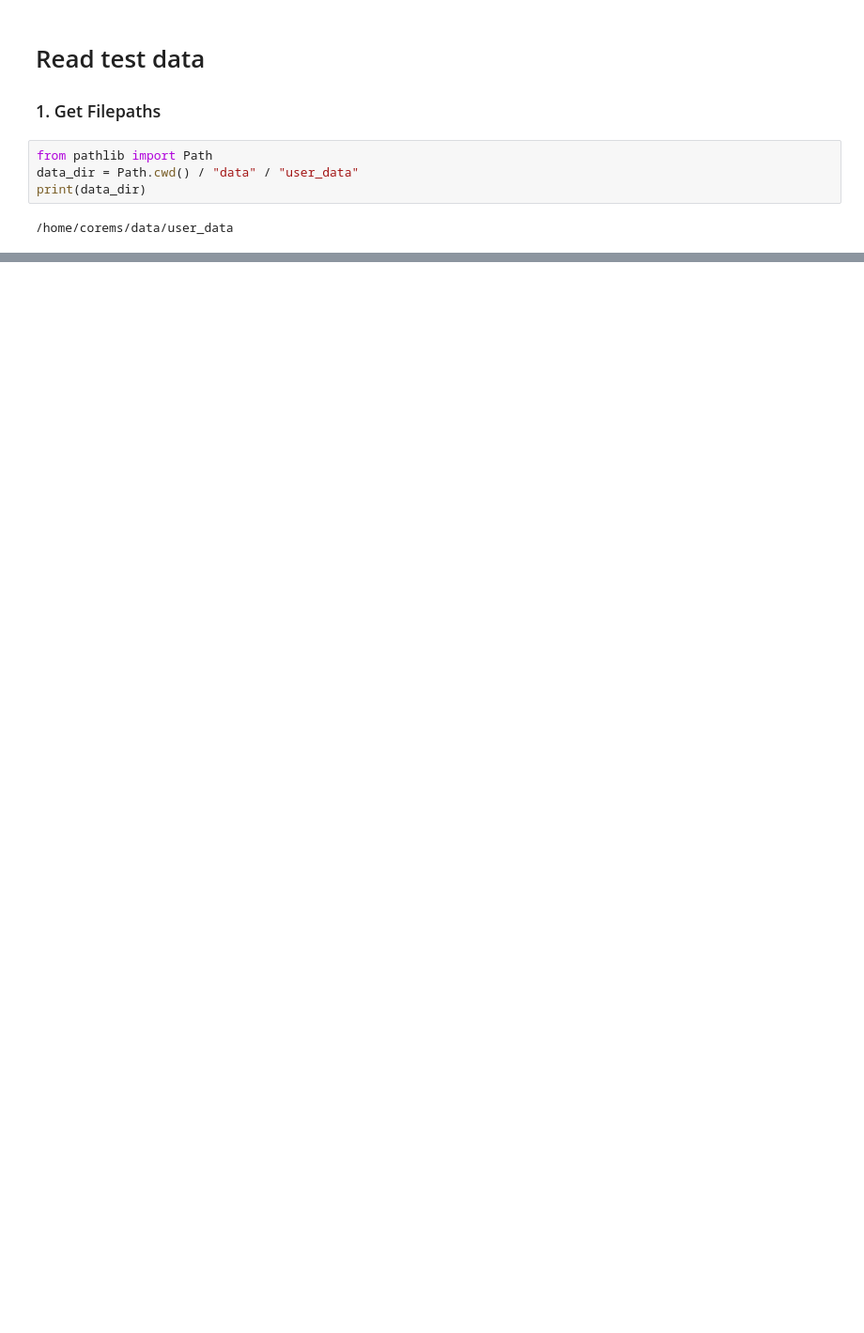
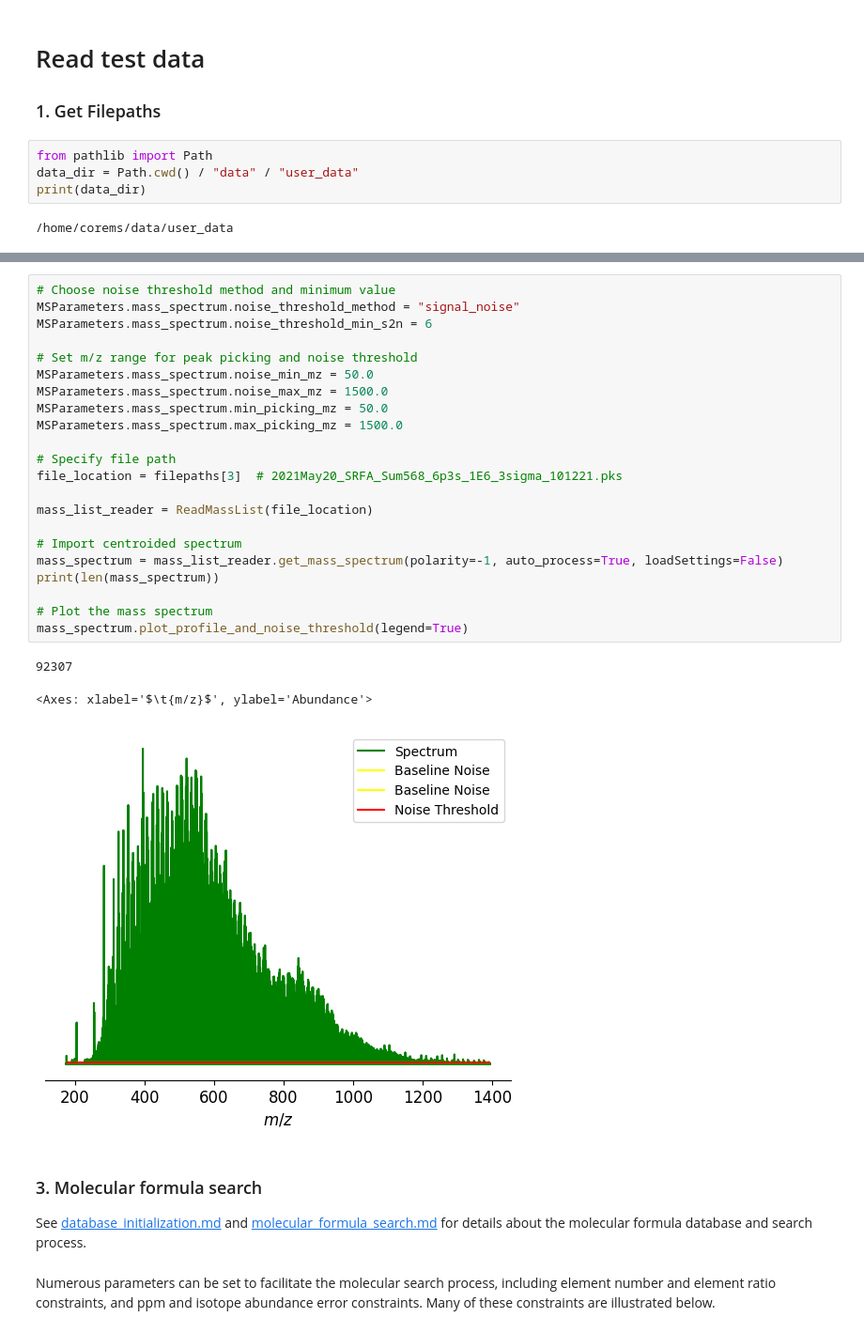
Before and after one commit to robertyoung3/CoreMS, a Jupyter notebook: notebooks/CoreMS_test_SRFA_sample.ipynb, the cells around one changed output, grey strips where cells are left out. Shown: that part at 94% size. Cells and saved outputs as stored; diff of their text form; blank space fills up the shorter version.

```diff
--- a/notebooks/CoreMS_test_SRFA_sample.ipynb
+++ b/notebooks/CoreMS_test_SRFA_sample.ipynb
@@ -147,2 +38,34 @@ The formula database isn't built until the `SearchMolecularFormulas` method is r
+# %%
+# Choose noise threshold method and minimum value
+MSParameters.mass_spectrum.noise_threshold_method = "signal_noise"
+MSParameters.mass_spectrum.noise_threshold_min_s2n = 6
+
+# Set m/z range for peak picking and noise threshold
+MSParameters.mass_spectrum.noise_min_mz = 50.0
+MSParameters.mass_spectrum.noise_max_mz = 1500.0
+MSParameters.mass_spectrum.min_picking_mz = 50.0
+MSParameters.mass_spectrum.max_picking_mz = 1500.0
+
+# Specify file path
+file_location = filepaths[3]  # 2021May20_SRFA_Sum568_6p3s_1E6_3sigma_101221.pks
+
+mass_list_reader = ReadMassList(file_location)
+
+# Import centroided spectrum
+mass_spectrum = mass_list_reader.get_mass_spectrum(polarity=-1, auto_process=True, loadSettings=False)
+print(len(mass_spectrum))
+
+# Plot the mass spectrum
+mass_spectrum.plot_profile_and_noise_threshold(legend=True)
+# %% [output]
+92307
+<Axes: xlabel='$\t{m/z}$', ylabel='Abundance'>
+[figure, added]
+# %% [markdown]
+### 3. Molecular formula search
+
+See [database_initialization.md](/home/corems/docs/user_guide/database_initialization.md) and [molecular_formula_search.md](/home/corems/docs/user_guide/molecular_formula_search.md) for details about the molecular formula database and search process.
+# %% [markdown]
+Numerous parameters can be set to facilitate the molecular search process, including element number and element ratio constraints, and ppm and isotope abundance error constraints.  Many of these constraints are illustrated below.
 # %%
 from corems.molecular_id.search.molecularFormulaSearch import SearchMolecularFormulas
```
Also changed, not shown: parts of 37 cells of this notebook, 2 other files.
